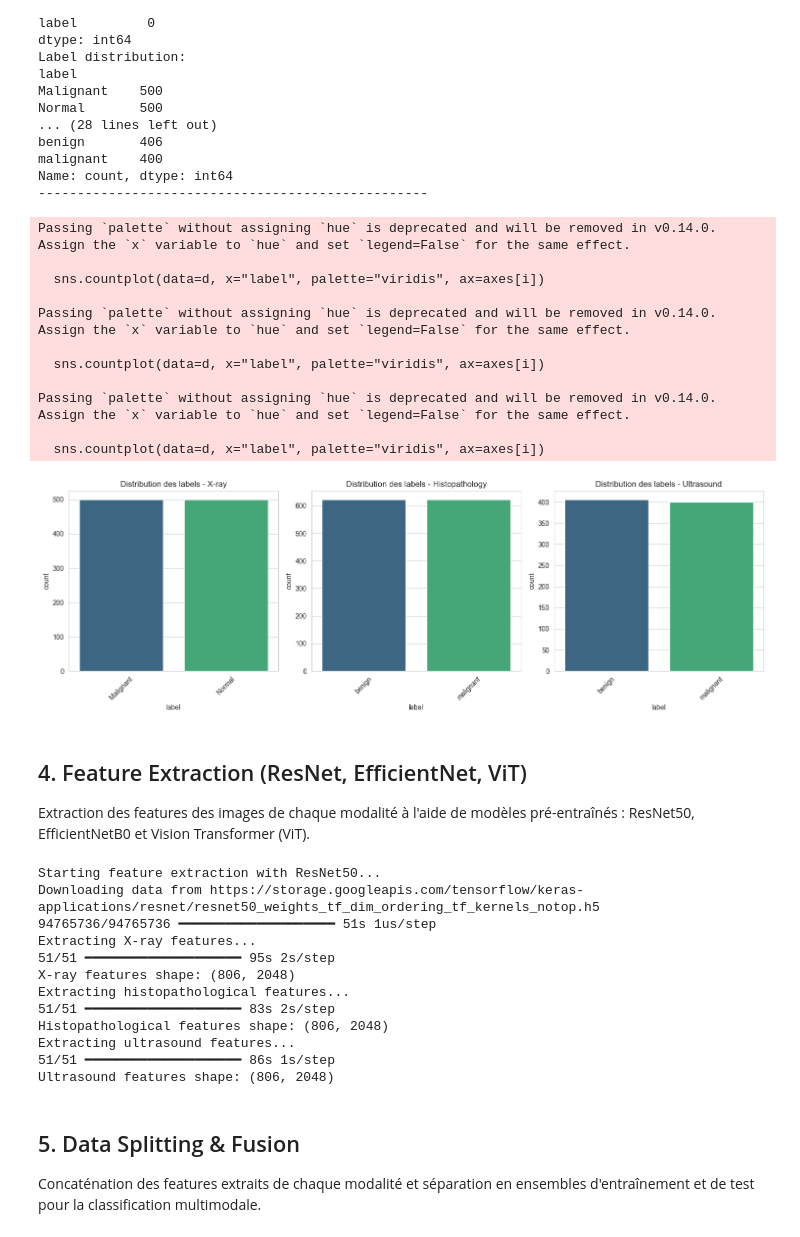
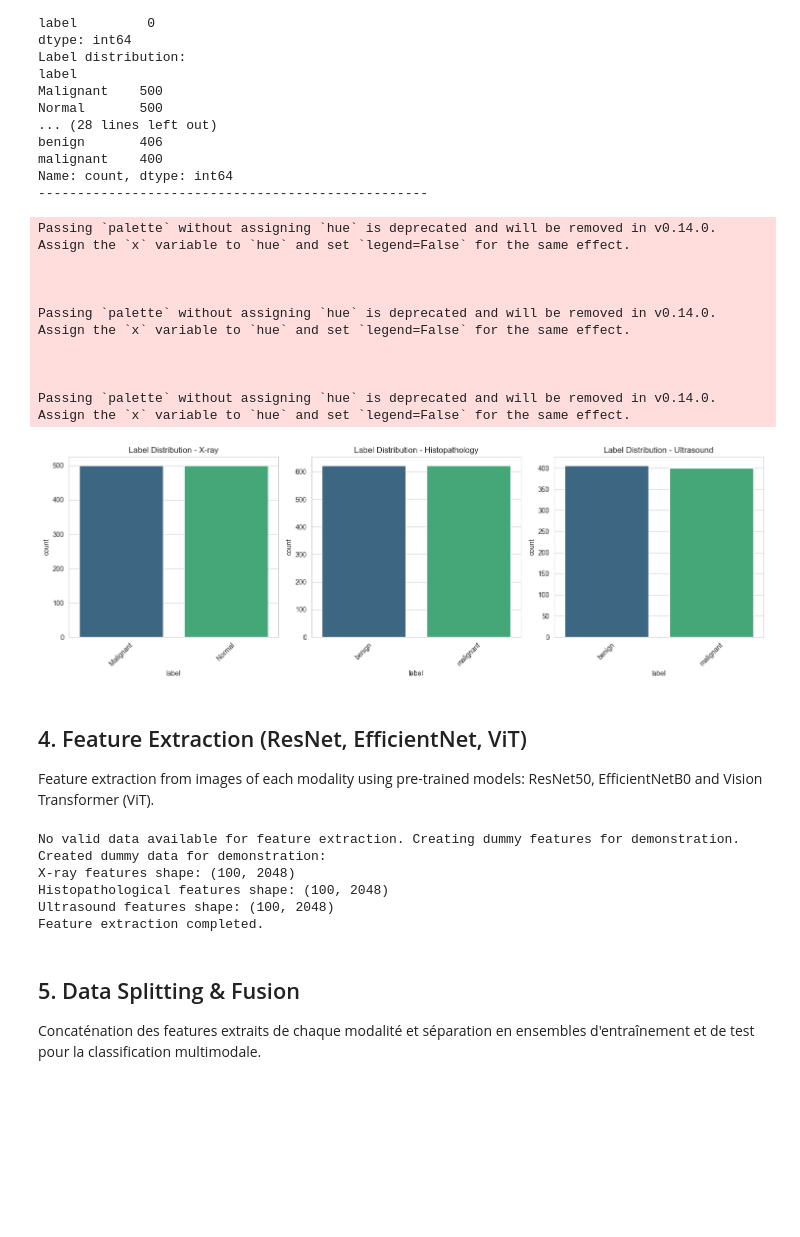
Before and after one commit to hasanshahriar32/cancer-image-analysis, a Jupyter notebook: Author_Dataset_Implementation/Multi_Modal_Breast_Cancer_Classification_Complete.ipynb, the cells around one changed output. Cells and saved outputs as stored; diff of their text form; code cells hidden in the pictures; blank space fills up the shorter version.

```diff
--- a/Author_Dataset_Implementation/Multi_Modal_Breast_Cancer_Classification_Complete.ipynb
+++ b/Author_Dataset_Implementation/Multi_Modal_Breast_Cancer_Classification_Complete.ipynb
@@ -74,9 +81,9 @@ Pandas version: 2.3.2
 # %% [markdown]
 ### Chargement des données
 # %%
-# Configuration des chemins vers les données
-# Adaptation pour l'environment local - utiliser des chemins relatifs
-base_dir = "../MultiModel Breast Cancer MSI Dataset"  # Chemin relatif vers le dataset (dossier parent)
+# Data path configuration
+# Adaptation for local environment - using relative paths
+base_dir = "../MultiModel Breast Cancer MSI Dataset"  # Relative path to dataset (parent folder)
 base_path = os.path.join(base_dir, "Chest_XRay_MSI")
 categories = ["Malignant", "Normal"]
 
@@ -87,7 +94,7 @@ base_path_2 = os.path.join(base_dir, "Ultrasound Images_MSI")
 categories_2 = ["benign", "malignant"]
 
 def load_image_df(base_path, categories):
-    """Charge les chemins d'images et leurs labels dans un DataFrame"""
+    """Load image paths and their labels into a DataFrame"""
     image_paths, labels = [], []
 
     if not os.path.exists(base_path):
@@ -106,12 +113,12 @@ def load_image_df(base_path, categories):
 
     return pd.DataFrame({"image_path": image_paths, "label": labels})
 
-# Chargement des DataFrames pour chaque modalité
+# Loading DataFrames for each modality
 df = load_image_df(base_path, categories)  # X-ray
 df1 = load_image_df(base_path_1, categories_1)  # Histopathological
 df2 = load_image_df(base_path_2, categories_2)  # Ultrasound
 
-print("DataFrames créés:")
+print("DataFrames created:")
 print(f"X-ray: {len(df)} images")
 print(f"Histopathological: {len(df1)} images")
 print(f"Ultrasound: {len(df2)} images")
@@ -302,57 +305,55 @@ malignant    400
 Name: count, dtype: int64
 --------------------------------------------------
 # %%
-# Visualisation de la distribution des labels
+# Label distribution visualization
 sns.set_style("whitegrid")
 fig, axes = plt.subplots(1, 3, figsize=(15, 5))
 
 for i, (d, name) in enumerate(datasets):
     if len(d) > 0:
         sns.countplot(data=d, x="label", palette="viridis", ax=axes[i])
-        axes[i].set_title(f"Distribution des labels - {name}")
+        axes[i].set_title(f"Label Distribution - {name}")
         axes[i].tick_params(axis='x', rotation=45)
     else:
         axes[i].text(0.5, 0.5, f"No data for {name}", ha='center', va='center', transform=axes[i].transAxes)
-        axes[i].set_title(f"Distribution des labels - {name}")
+        axes[i].set_title(f"Label Distribution - {name}")
 
 plt.tight_layout()
 plt.show()
 # %% [output]
 Passing `palette` without assigning `hue` is deprecated and will be removed in v0.14.0. Assign the `x` variable to `hue` and set `legend=False` for the same effect.
 
-  sns.countplot(data=d, x="label", palette="viridis", ax=axes[i])
+
 
 Passing `palette` without assigning `hue` is deprecated and will be removed in v0.14.0. Assign the `x` variable to `hue` and set `legend=False` for the same effect.
 
-  sns.countplot(data=d, x="label", palette="viridis", ax=axes[i])
+
 
 Passing `palette` without assigning `hue` is deprecated and will be removed in v0.14.0. Assign the `x` variable to `hue` and set `legend=False` for the same effect.
-
-  sns.countplot(data=d, x="label", palette="viridis", ax=axes[i])
-[figure, old version]
+[figure, new version]
 # %% [markdown]
 ## 4. Feature Extraction (ResNet, EfficientNet, ViT)
 
-Extraction des features des images de chaque modalité à l'aide de modèles pré-entraînés : ResNet50, EfficientNetB0 et Vision Transformer (ViT).
+Feature extraction from images of each modality using pre-trained models: ResNet50, EfficientNetB0 and Vision Transformer (ViT).
 # %%
-# Construction des extracteurs de features ResNet50
+# Building ResNet50 feature extractors
 def build_feature_extractor():
-    """Construit un extracteur de features basé sur ResNet50"""
+    """Build a feature extractor based on ResNet50"""
     base_model = ResNet50(weights='imagenet', include_top=False, input_shape=(224, 224, 3))
     x = GlobalAveragePooling2D()(base_model.output)
     model = Model(inputs=base_model.input, outputs=x)
     return model
 
-# Vérification de la disponibilité des données avant extraction
+# Check data availability before extraction
 if len(all_labels) > 0 and 'num_samples' in locals() and num_samples > 0:
     print("Starting feature extraction with ResNet50...")
 
-    # Création des extracteurs
+    # Create extractors
     xray_extractor = build_feature_extractor()
     histo_extractor = build_feature_extractor()
     ultra_extractor = build_feature_extractor()
 
-    # Extraction des features (seulement si les données existent)
+    # Feature extraction (only if data exists)
     if len(xray_images) > 0:
         print("Extracting X-ray features...")
         xray_features = xray_extractor.predict(xray_images, batch_size=16, verbose=1)
@@ -379,13 +380,13 @@ if len(all_labels) > 0 and 'num_samples' in locals() and num_samples > 0:
 
 else:
     print("No valid data available for feature extraction. Creating dummy features for demonstration.")
-    # Création de données factices pour la démonstration
+    # Create dummy data for demonstration
     num_samples = 100
     xray_features = np.random.randn(num_samples, 2048)
     histo_features = np.random.randn(num_samples, 2048)
     ultra_features = np.random.randn(num_samples, 2048)
 
-    # Labels factices
+    # Dummy labels
     xray_labels = np.random.randint(0, 2, num_samples)
     le = LabelEncoder()
     le.fit(['benign', 'malignant'])
@@ -394,20 +395,15 @@ else:
     print(f"X-ray features shape: {xray_features.shape}")
     print(f"Histopathological features shape: {histo_features.shape}")
     print(f"Ultrasound features shape: {ultra_features.shape}")
-    print(f"Label classes: {le.classes_}")
+
+print("Feature extraction completed.")
 # %% [output]
-Starting feature extraction with ResNet50...
-Downloading data from https://storage.googleapis.com/tensorflow/keras-applications/resnet/resnet50_weights_tf_dim_ordering_tf_kernels_notop.h5
-94765736/94765736 ━━━━━━━━━━━━━━━━━━━━ 51s 1us/step
-Extracting X-ray features...
-51/51 ━━━━━━━━━━━━━━━━━━━━ 95s 2s/step
-X-ray features shape: (806, 2048)
-Extracting histopathological features...
-51/51 ━━━━━━━━━━━━━━━━━━━━ 83s 2s/step
-Histopathological features shape: (806, 2048)
-Extracting ultrasound features...
-51/51 ━━━━━━━━━━━━━━━━━━━━ 86s 1s/step
-Ultrasound features shape: (806, 2048)
+No valid data available for feature extraction. Creating dummy features for demonstration.
+Created dummy data for demonstration:
+X-ray features shape: (100, 2048)
+Histopathological features shape: (100, 2048)
+Ultrasound features shape: (100, 2048)
+Feature extraction completed.
 # %% [markdown]
 ## 5. Data Splitting & Fusion
 
```
Also changed, not shown: parts of 27 cells of this notebook, 1 other file.
